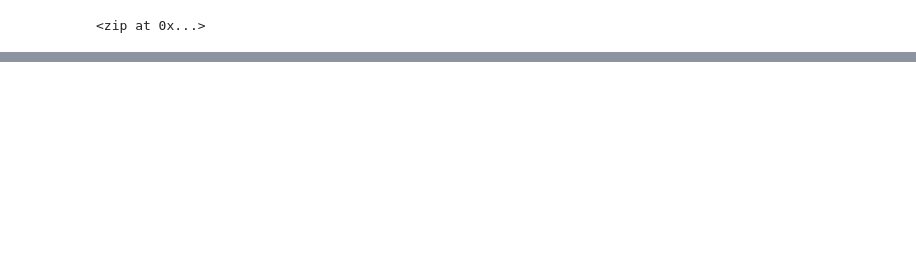
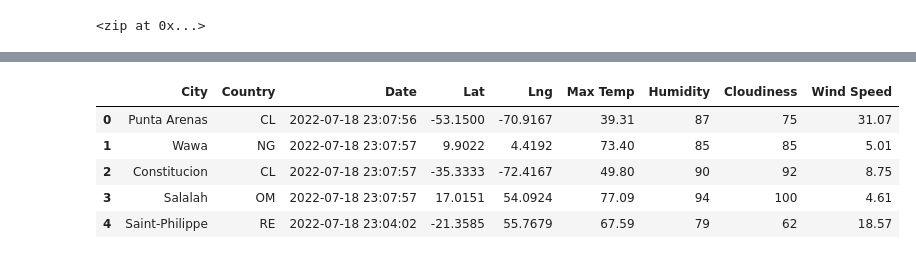
Before and after one commit to ChristineGendron/World_Weather_Analysis, a Jupyter notebook: WeatherPy.ipynb, the cells around one changed output, grey strips where cells are left out. Cells and saved outputs as stored; diff of their text form; code cells hidden in the pictures; blank space fills up the shorter version.

```diff
--- a/WeatherPy.ipynb
+++ b/WeatherPy.ipynb
@@ -59,0 +191,15 @@ len(cities)
+# %%
+# reorder the columns
+
+new_column_order = ["City", "Country", "Date", "Lat", "Lng", "Max Temp", "Humidity", "Cloudiness", "Wind Speed"]
+
+city_data_df = city_data_df[new_column_order]
+
+city_data_df.head()
+# %% [output]
+|  | City | Country | Date | Lat | Lng | Max Temp | Humidity | Cloudiness | Wind Speed |
+| 0 | Punta Arenas | CL | 2022-07-18 23:07:56 | -53.1500 | -70.9167 | 39.31 | 87 | 75 | 31.07 |
+| 1 | Wawa | NG | 2022-07-18 23:07:57 | 9.9022 | 4.4192 | 73.40 | 85 | 85 | 5.01 |
+| 2 | Constitucion | CL | 2022-07-18 23:07:57 | -35.3333 | -72.4167 | 49.80 | 90 | 92 | 8.75 |
+| 3 | Salalah | OM | 2022-07-18 23:07:57 | 17.0151 | 54.0924 | 77.09 | 94 | 100 | 4.61 |
+| 4 | Saint-Philippe | RE | 2022-07-18 23:04:02 | -21.3585 | 55.7679 | 67.59 | 79 | 62 | 18.57 |
```
Also changed, not shown: parts of 9 cells of this notebook, 2 other files.
